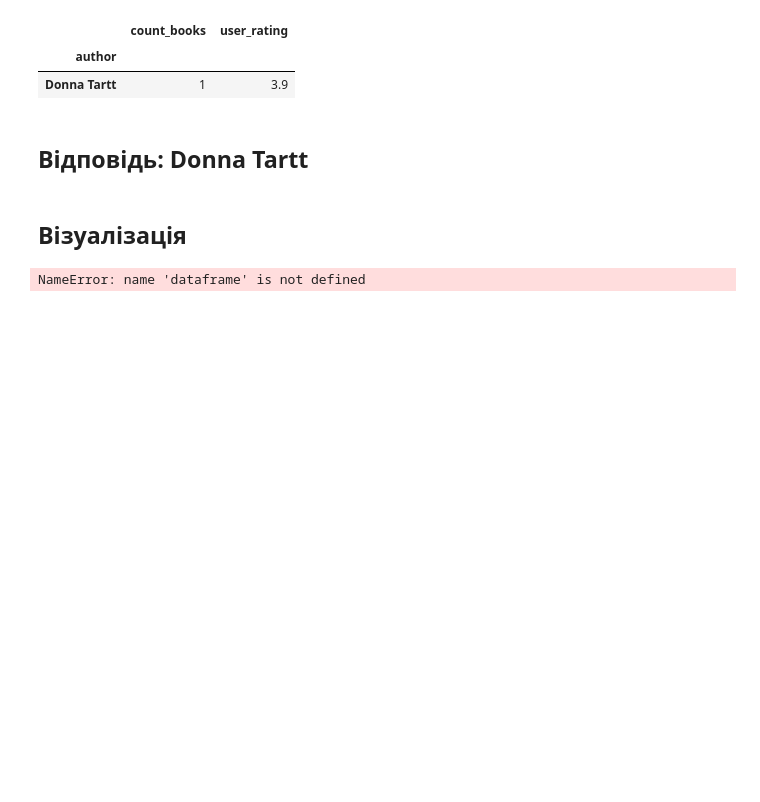
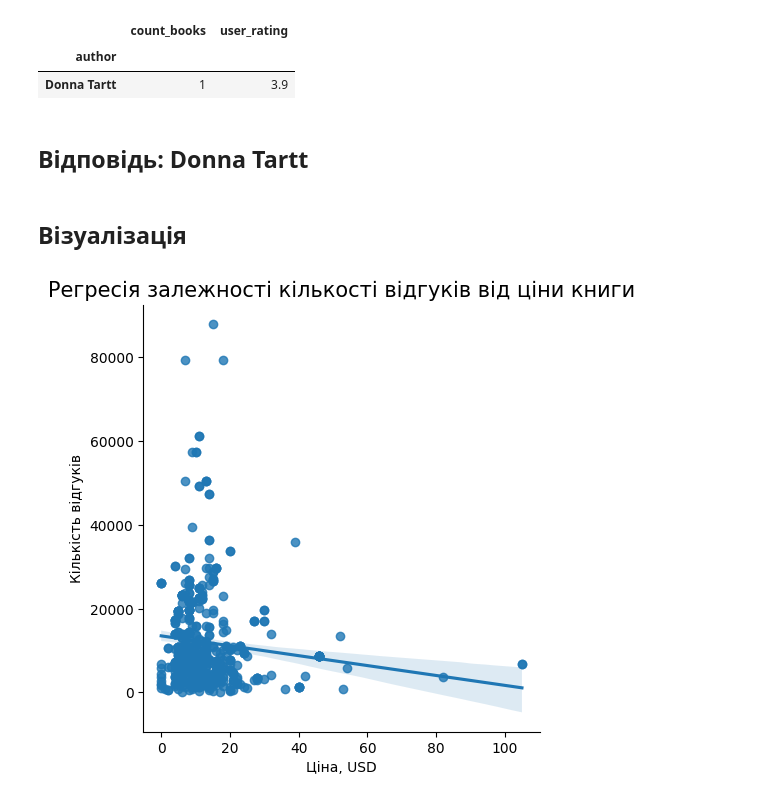
Before and after one commit to tarsweb-Python-GOIT/DS-HW, a Jupyter notebook: hw-02-03.ipynb, the cells around one changed output. Cells and saved outputs as stored; diff of their text form; code cells hidden in the pictures; blank space fills up the shorter version.

```diff
--- a/hw-02-03.ipynb
+++ b/hw-02-03.ipynb
@@ -273,10 +273,10 @@ import seaborn as sns
 # %%
 sns.lmplot(x='price', y='reviews', data=dataframe)
 
-plt.xlabel('Ціна, USD', size=16, family='monospace')
-plt.ylabel('Кількість відгуків', size=16, family='monospace')
-plt.title('Регресія залежності кількості відгуків від ціни книги', size=20)
+plt.xlabel('Ціна, USD')
+plt.ylabel('Кількість відгуків')
+plt.title('Регресія залежності кількості відгуків від ціни книги', size=15)
 
 plt.show()
 # %% [output]
-NameError: name 'dataframe' is not defined
+[figure, added]
```
Also changed, not shown: parts of 4 cells of this notebook, 1 other file.
